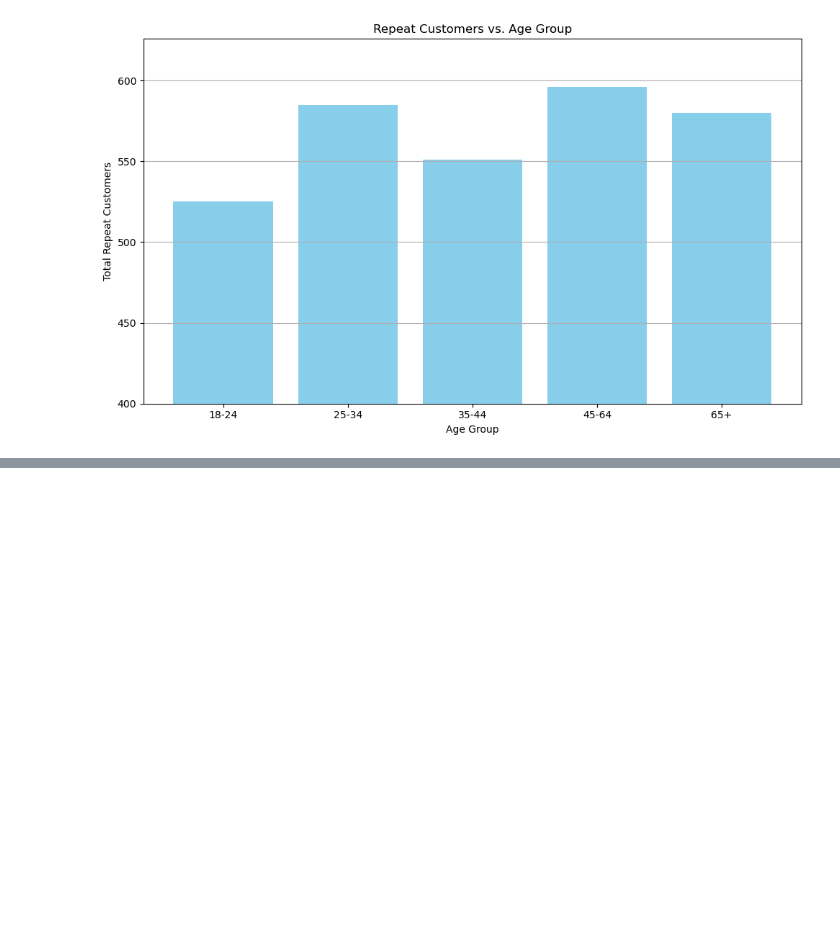
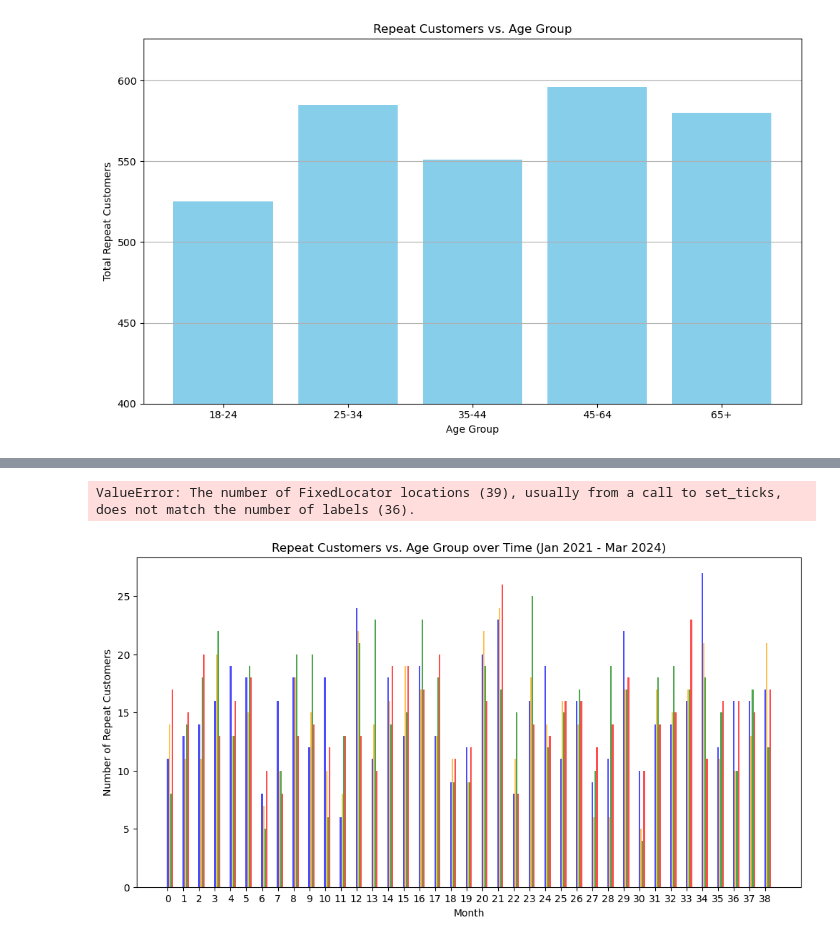
Before and after one commit to rafvrab/Diagnosing-the-Downturn-A-Multi-Channel-Sales-Analysis-, a Jupyter notebook: Notebook.ipynb, the cells around one changed output, grey strips where cells are left out. Saved outputs shown, nothing was run; the diff lists cells and outputs as text; code cells hidden in the pictures; blank space fills up the shorter version.

```diff
--- a/Notebook.ipynb
+++ b/Notebook.ipynb
@@ -898,0 +1033,18 @@ plt.show()
+# %%
+# Filter data for repeat customers
+repeat_customers_df = sales_df[sales_df["Repeat Customers"] == 1]
+
+# Convert 'Date' column to datetime format
+repeat_customers_df['Date'] = pd.to_datetime(repeat_customers_df['Date'])
+
+# Extract year and month information
+repeat_customers_df['Year'] = repeat_customers_df['Date'].dt.year
+repeat_customers_df['Month'] = repeat_customers_df['Date'].dt.month
+
+# Resample data by month and calculate the count of repeat customers per age group
+monthly_data = (
+    repeat_customers_df.groupby(["Year", "Month", "Age Group"])["Customer ID"]
+    .count()
+    .unstack(fill_value=0)
+    .reset_index()
+)
@@ -898,0 +1087,30 @@ plt.show()
+# %%
+# Create the plot
+plt.figure(figsize=(12, 6))
+
+# Loop through each age group and create a bar for each month
+colors = ['blue', 'orange', 'green', 'red', 'purple']
+for i, col in enumerate(monthly_data.columns[3:]):  # Skip the first three columns ("Year", "Month", "Age Group")
+    plt.bar(
+        monthly_data.index + i * 0.1,  # Add a small offset to each bar for better visibility
+        monthly_data[col],
+        width=0.1,
+        label=col,  # Set label as age group
+        color=colors[i],
+        alpha=0.7,  # Apply transparency
+    )
+
+# Add labels, title, and legend
+plt.xlabel("Month")
+plt.ylabel("Number of Repeat Customers")
+plt.title("Repeat Customers vs. Age Group over Time (Jan 2021 - Mar 2024)")
+plt.xticks(monthly_data.index, ['Jan', 'Feb', 'Mar', 'Apr', 'May', 'Jun', 'Jul', 'Aug', 'Sep', 'Oct', 'Nov', 'Dec'] * 3)  # Set x-axis ticks to month names
+plt.legend(title="Age Group")
+plt.grid(axis='y')  # Add grid lines for better readability
+
+# Show the plot
+plt.tight_layout()
+plt.show()
+# %% [output]
+ValueError: The number of FixedLocator locations (39), usually from a call to set_ticks, does not match the number of labels (36).
+[figure, added]
```
Also changed, not shown: parts of 30 cells of this notebook.
